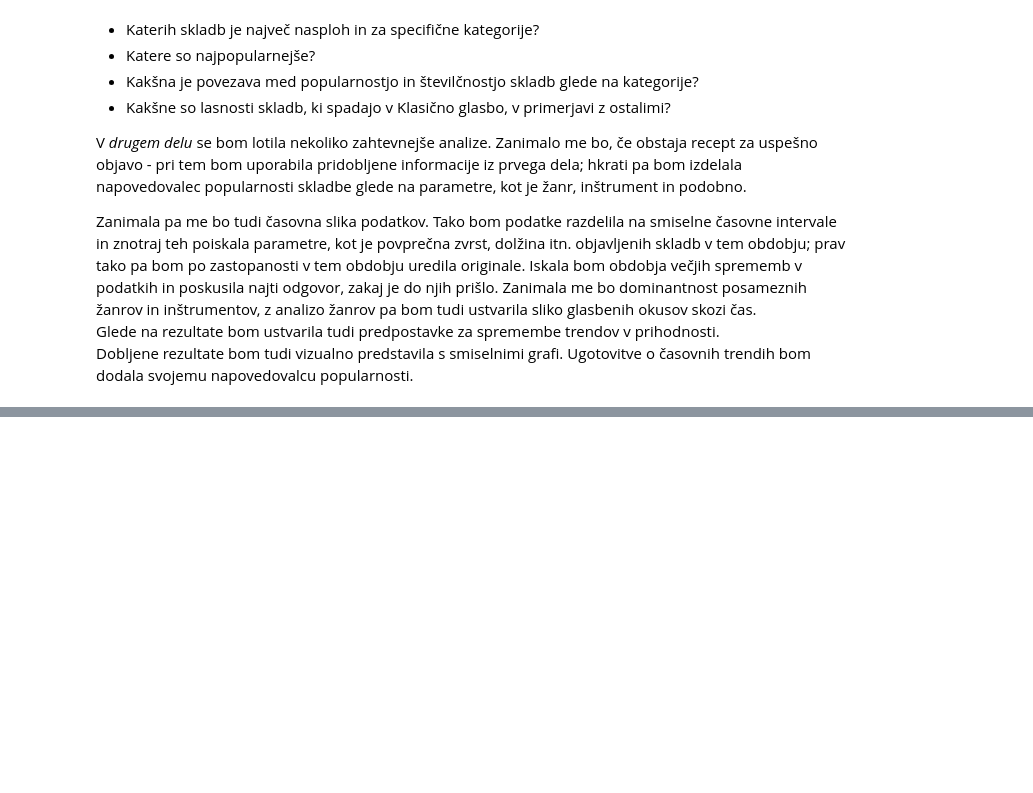
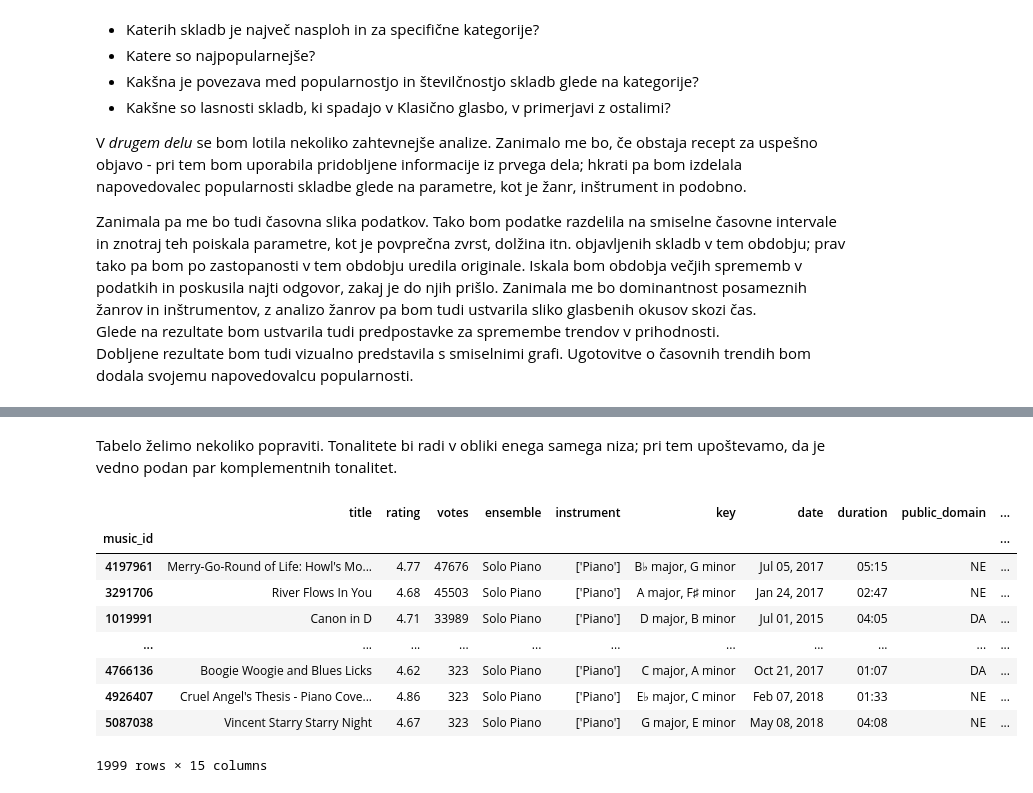
Before and after one commit to klara-stantic/Prog1-projektna, a Jupyter notebook: analiza_podatkov.ipynb, the cells around one changed output, grey strips where cells are left out. Drawn from its saved outputs; the diff is of its cells as text; code cells hidden in the pictures; blank space fills up the shorter version.

```diff
--- a/analiza_podatkov.ipynb
+++ b/analiza_podatkov.ipynb
@@ -20,0 +50,25 @@ Ugotovitve o časovnih trendih bom dodala svojemu napovedovalcu popularnosti.
+# %% [markdown]
+Tabelo želimo nekoliko popraviti. Tonalitete bi radi v obliki enega samega niza; pri tem upoštevamo, da je vedno podan par komplementnih tonalitet.
+# %%
+# Podatki v tabeli le izgledajo kot seznami, vendar so v resnici tipa string. To popravimo z uporabo knjižnjice ast
+music["key"] = music["key"].apply(ast.literal_eval)
+
+# Funkcija, ki združuje dva elementa seznama
+def concatenate_key(key_list):
+    return ', '.join(key_list)
+
+# To funkcijo uporabimo na naši tabeli
+music['key'] = music['key'].apply(concatenate_key)
+
+music
+# %% [output]
+|  | title | rating | votes | ensemble | instrument | key | date | duration | public_domain | ... |
+| music_id |  |  |  |  |  |  |  |  |  | ... |
+| 4197961 | Merry-Go-Round of Life: Howl's Mo... | 4.77 | 47676 | Solo Piano | ['Piano'] | B♭ major, G minor | Jul 05, 2017 | 05:15 | NE | ... |
+| 3291706 | River Flows In You | 4.68 | 45503 | Solo Piano | ['Piano'] | A major, F♯ minor | Jan 24, 2017 | 02:47 | NE | ... |
+| 1019991 | Canon in D | 4.71 | 33989 | Solo Piano | ['Piano'] | D major, B minor | Jul 01, 2015 | 04:05 | DA | ... |
+| ... | ... | ... | ... | ... | ... | ... | ... | ... | ... | ... |
+| 4766136 | Boogie Woogie and Blues Licks | 4.62 | 323 | Solo Piano | ['Piano'] | C major, A minor | Oct 21, 2017 | 01:07 | DA | ... |
+| 4926407 | Cruel Angel's Thesis - Piano Cove... | 4.86 | 323 | Solo Piano | ['Piano'] | E♭ major, C minor | Feb 07, 2018 | 01:33 | NE | ... |
+| 5087038 | Vincent Starry Starry Night | 4.67 | 323 | Solo Piano | ['Piano'] | G major, E minor | May 08, 2018 | 04:08 | NE | ... |
+1999 rows × 15 columns
```
Also changed, not shown: parts of 15 cells of this notebook.
